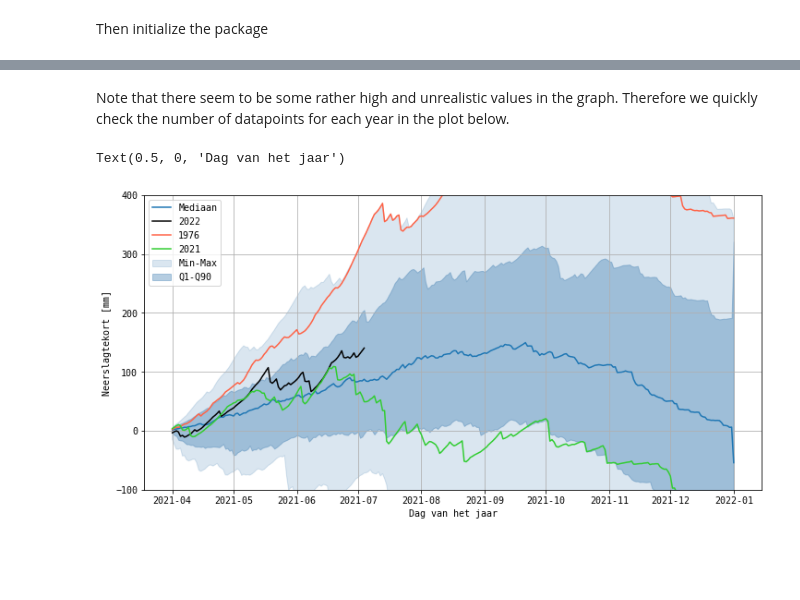
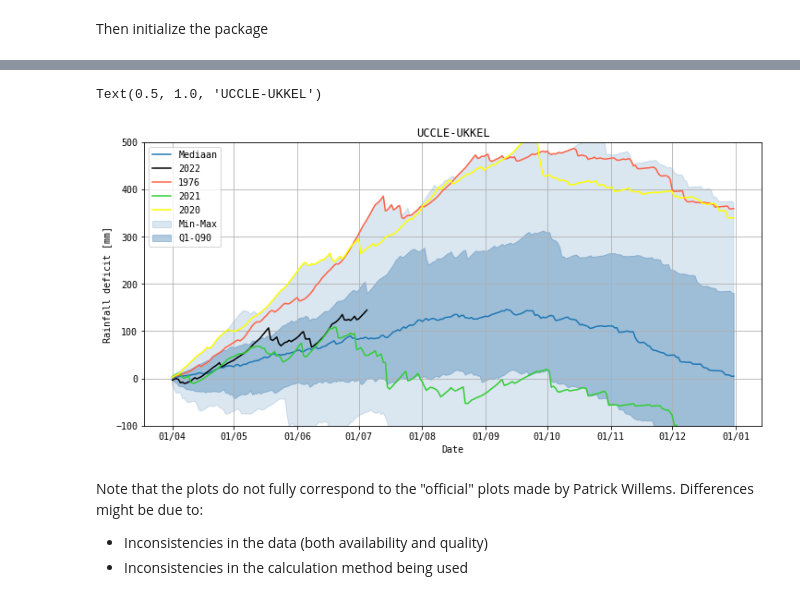
Before and after one commit to TimFranken/openkmi, a Jupyter notebook: examples/tutorial_neerslag_overschot.ipynb, the cells around one changed output, grey strips where cells are left out. Cells and saved outputs as stored; diff of their text form; code cells hidden in the pictures; blank space fills up the shorter version.

Commit message:
improved notebook for rainall deficit and evapotranspiration calculations

```diff
--- a/examples/tutorial_neerslag_overschot.ipynb
+++ b/examples/tutorial_neerslag_overschot.ipynb
@@ -71,0 +100,5 @@ df_d['doy'] = df_d.index.dayofyear
+# %%
+# Filling some "smaller" gaps
+for c in ['wind_speed', 'temp', 'tmin', 'tmax']:
+    print(f'Use linear interpolation for {c} to fill {df_d[df_d[c].isna()].shape[0]} values')
+    df_d[c] = df_d[c].interpolate()
@@ -126,9 +180,7 @@ get_montheith_evp(tmin, tmax, rh_min, rh_max, tmean, sunshine_hours, day_of_year
 # %%
-df_d['evp'] = None
-# Apply better but we're just testing now
+# Now we calculate the evp for each row. Note that more efficient solutions are available but not the main goal for this tutorial
+df_d['evp'] = np.nan
 for i in df_d.index:
     df_d.loc[i, 'evp'] = get_montheith_evp(df_d.loc[i, 'tmin'], df_d.loc[i, 'tmax'], df_d.loc[i, 'rh_min'], df_d.loc[i, 'rh_max'], df_d.loc[i, 'temp'],
-                                           df_d.loc[i, 'sun_duration_24hours'], df_d.loc[i, 'doy'], df_d.loc[i, 'wind_speed'])
+                                           df_d.loc[i, 'sun_duration_24hours'], df_d.loc[i, 'doy'], df_d.loc[i, 'wind_speed'], altitude=stations.loc[station_code, 'altitude'],
+                                          lat=float(stations.loc[station_code, 'the_geom'].split('(')[1].split(' ')[0]))
-# %%
-# fill the missing values
-df_d['evp'] = df_d['evp'].fillna(method='ffill')
@@ -149,2 +193,0 @@ df_f['neerslagtekort'].truncate(before='2020-01-01').plot()
-# %% [markdown]
-Note that there seem to be some rather high and unrealistic values in the graph. Therefore we quickly check the number of datapoints for each year in the plot below.
@@ -156,23 +194,38 @@ df_dd = df_f.pivot(index='doy', columns='year', values='neerslagtekort')
+# %%
+# Pivot the df so we can easily check the plot
+df_f['year'] = df_d.index.year
+df_f['doy'] = df_d.index.dayofyear
+df_dd = df_f.pivot(index='doy', columns='year', values='neerslagtekort')
+# We sort of ignore the leap years for now
+df_dd = df_dd.iloc[:-1,:]
 # %%
-import datetime
-
+# Make a nice overview plot
 plt.rcParams['font.family'] = 'MonoSpace'
 
 fig, ax = plt.subplots(figsize=(10,5), constrained_layout=True)
 
+# We start from april first in the plot which is doy: 91 (still neglecting leap years)
 trunc = 91
 xas = [datetime.datetime(2021, 1, 1) + datetime.timedelta(x - 1) for x in df_dd.index]
 ax.fill_between(xas[trunc-1:], df_dd.truncate(before=trunc).cumsum().min(axis=1), df_dd.truncate(before=trunc).cumsum().max(axis=1), alpha=.2, color='steelblue')
 ax.fill_between(xas[trunc-1:], df_dd.truncate(before=trunc).cumsum().quantile(.1, axis=1), df_dd.truncate(before=trunc).cumsum().quantile(.9, axis=1), color='steelblue', alpha=.4)
 ax.plot(xas[trunc-1:], df_dd.truncate(before=trunc).cumsum().quantile(.5, axis=1))
 ax.plot(xas[trunc-1:], df_dd[2022].truncate(before=trunc).cumsum(),  color='black')
 ax.plot(xas[trunc-1:], df_dd[1976].truncate(before=trunc).cumsum(),  color='tomato')
 ax.plot(xas[trunc-1:], df_dd[2021].truncate(before=trunc).cumsum(),  color='limegreen')
+ax.plot(xas[trunc-1:], df_dd[2020].truncate(before=trunc).cumsum(),  color='yellow')
 ax.grid()
-ax.set_ylim([-100,400])
-ax.legend(['Mediaan', '2022', '1976', '2021', 'Min-Max', 'Q1-Q90'], loc=2)
-ax.set_ylabel('Neerslagtekort [mm]')
-ax.set_xlabel('Dag van het jaar')
+ax.set_ylim([-100,500])
+myFmt = mdates.DateFormatter('%d/%m')
+ax.xaxis.set_major_formatter(myFmt)
+ax.legend(['Mediaan', '2022', '1976', '2021', '2020', 'Min-Max', 'Q1-Q90'], loc=2)
+ax.set_ylabel('Rainfall deficit [mm]')
+ax.set_xlabel('Date')
+ax.set_title(stations.loc[station_code, 'name'])
 # %% [output]
-Text(0.5, 0, 'Dag van het jaar')
+Text(0.5, 1.0, 'UCCLE-UKKEL')
-[figure, old version]
+[figure, new version]
+# %% [markdown]
+Note that the plots do not fully correspond to the "official" plots made by Patrick Willems. Differences might be due to:
+* Inconsistencies in the data (both availability and quality)
+* Inconsistencies in the calculation method being used
```
Also changed, not shown: parts of 35 cells of this notebook.
